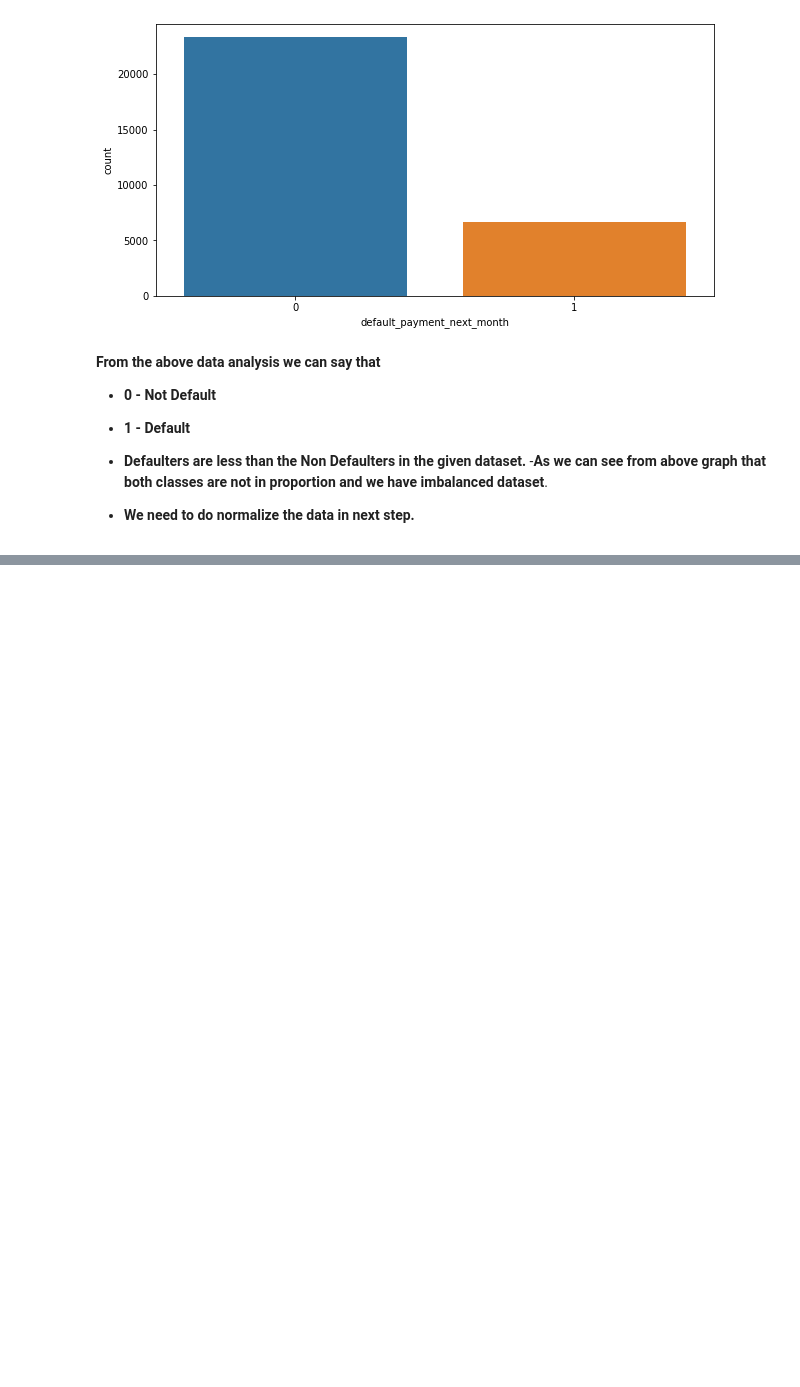
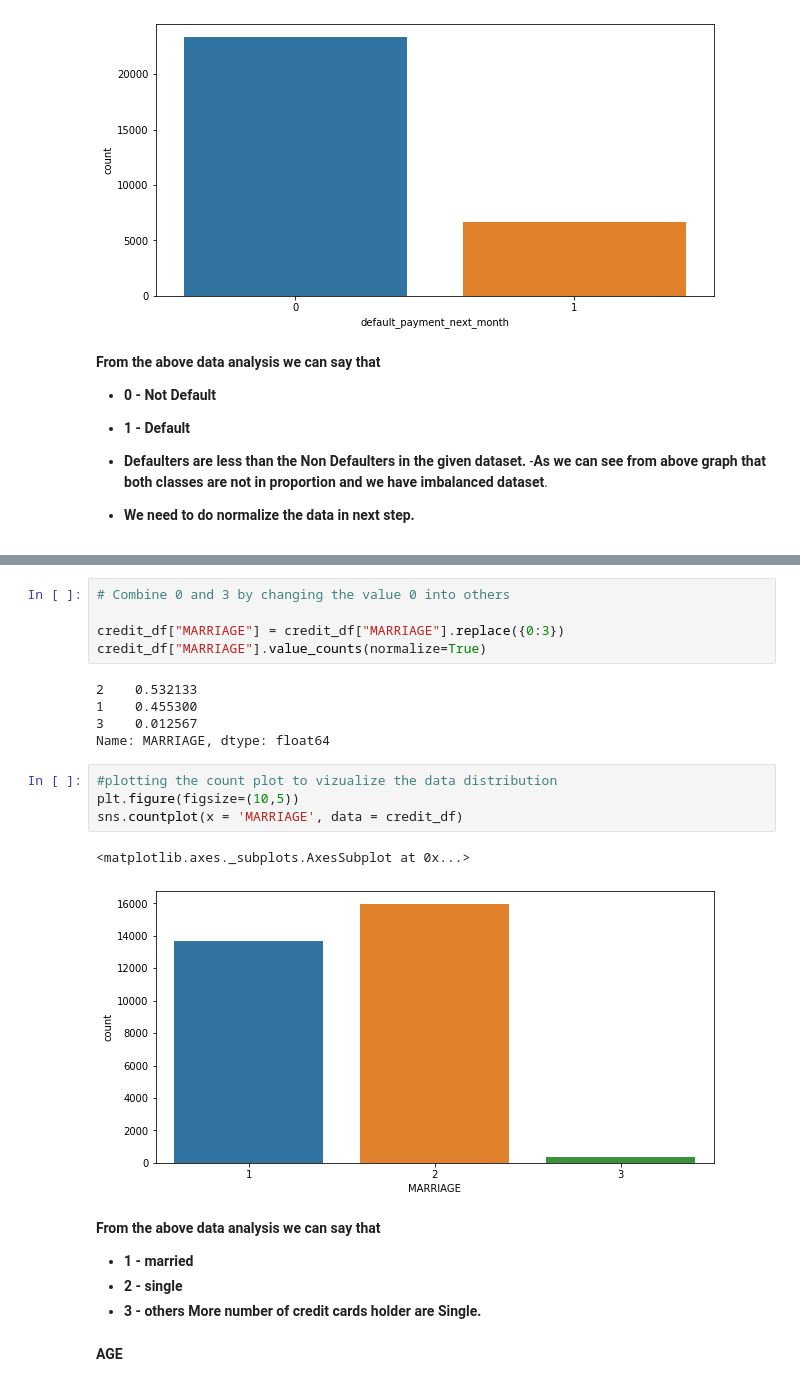
Before and after one commit to SwenFereira/Swen-Fereira-Card-Default-Prediction---Capstone-Project, a Jupyter notebook: Final_Copy_of_Swen_Fereira_Card_Default_Prediction_Capstone_Project.ipynb, the cells around one changed output, grey strips where cells are left out. Cells and saved outputs as stored; diff of their text form; blank space fills up the shorter version.

```diff
--- a/Final_Copy_of_Swen_Fereira_Card_Default_Prediction_Capstone_Project.ipynb
+++ b/Final_Copy_of_Swen_Fereira_Card_Default_Prediction_Capstone_Project.ipynb
@@ -249,0 +353,26 @@ sns.countplot(x = 'default_payment_next_month', data = credit_df)
+# %%
+# Combine 0 and 3 by changing the value 0 into others
+
+credit_df["MARRIAGE"] = credit_df["MARRIAGE"].replace({0:3})
+credit_df["MARRIAGE"].value_counts(normalize=True)
+# %% [output]
+2    0.532133
+1    0.455300
+3    0.012567
+Name: MARRIAGE, dtype: float64
+# %%
+#plotting the count plot to vizualize the data distribution
+plt.figure(figsize=(10,5))
+sns.countplot(x = 'MARRIAGE', data = credit_df)
+# %% [output]
+<matplotlib.axes._subplots.AxesSubplot at 0x...>
+[figure, added]
+# %% [markdown]
+**From the above data analysis we can say that**
+
+- **1 - married**
+- **2 - single**
+- **3 - others**
+**More number of credit cards holder are Single.**
+# %% [markdown]
+**AGE**
```
Also changed, not shown: parts of 25 cells of this notebook.
